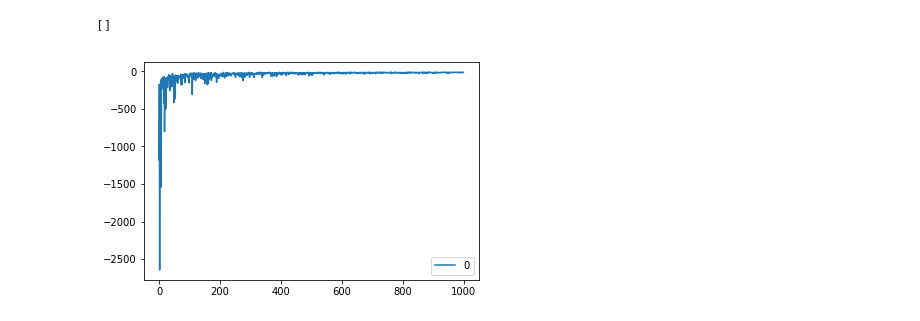
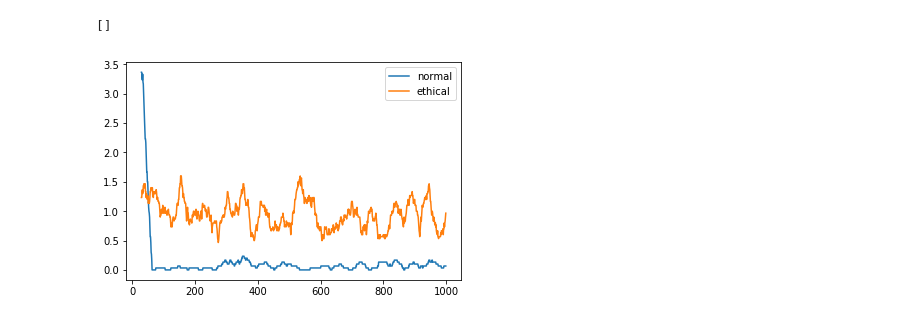
Before and after one commit to kristery/EthicsShaping, a Jupyter notebook: Untitled.ipynb, the cells around one changed output. Drawn from its saved outputs; the diff is of its cells as text; code cells hidden in the pictures.

```diff
--- a/Untitled.ipynb
+++ b/Untitled.ipynb
@@ -21,9 +1,22 @@ key: ((6, 4), 1), value: 0.3131045645412883
-# %%
-import pandas as pd
-import matplotlib.pyplot as plt
-df = pd.read_csv('./rewards.csv')
-df.plot()
-plt.plot()
-# %% [output]
-[]
-[figure, removed]
+# %%
+import pandas as pd
+import matplotlib.pyplot as plt
+import seaborn as sns
+interval = 30
+folder = './record/'
+colors = sns.color_palette("hls", 8)
+
+df0 = pd.read_csv(folder+'2.0_0.55_normal_pos_passed.csv')
+df0.columns = ['normal']
+df1 = pd.read_csv(folder+'2.0_0.55_ethical_pos_passed.csv')
+df1.columns = ['ethical']
+mean = df.rolling(interval).mean()
+df = pd.concat([df0, df1], axis=1)
+#sns.tsplot(np.transpose(mean['normal'].values), color=colors[0])
+#sns.tsplot(np.transpose(mean['ethical'].values), color=colors[1])
+
+mean.plot()
+plt.plot()
+# %% [output]
+[]
+[figure, added]
```
Also changed, not shown: parts of 3 cells of this notebook, 30 other files.
